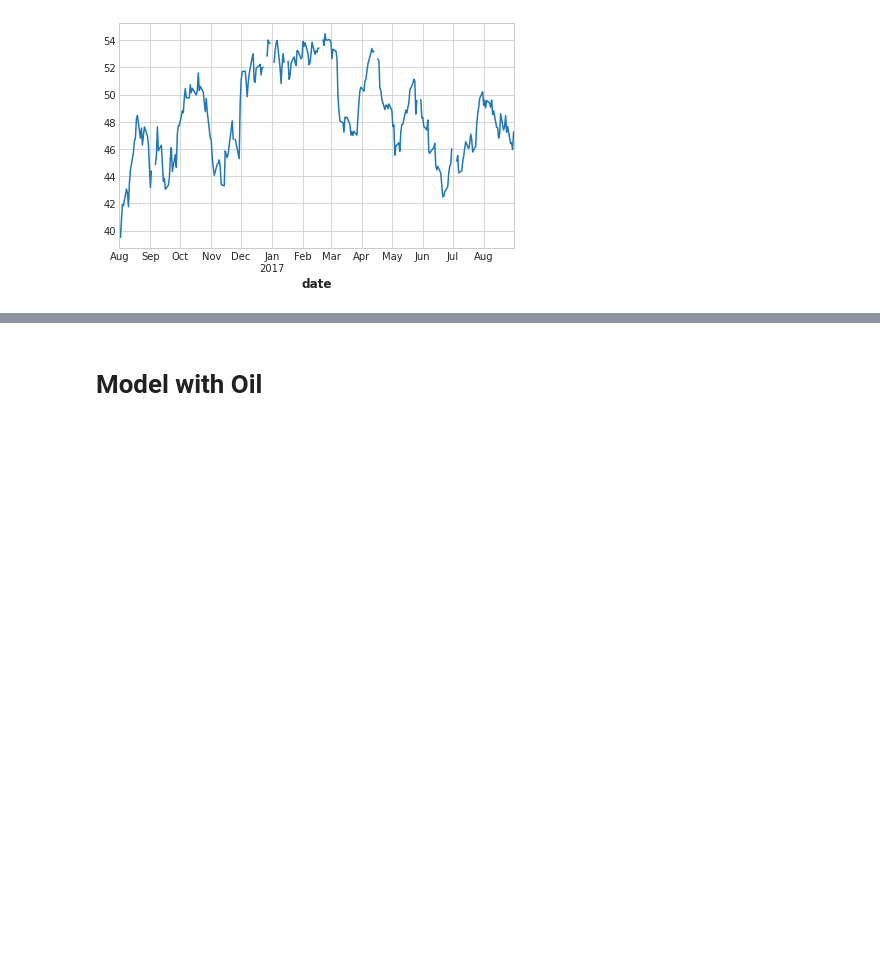
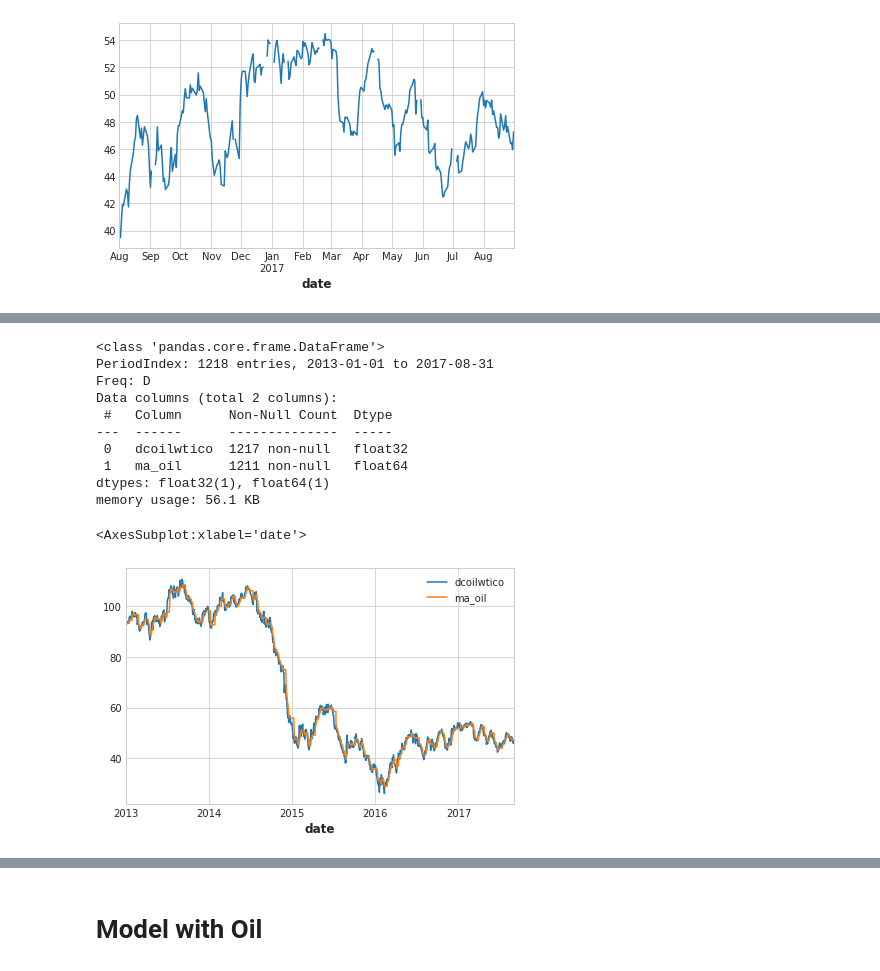
Before and after one commit to cristianBMJ/ClassificationStar, a Jupyter notebook: forecasting-store-sales.ipynb, the cells around one changed output, grey strips where cells are left out. Drawn from its saved outputs; the diff is of its cells as text; code cells hidden in the pictures; blank space fills up the shorter version.

```diff
--- a/forecasting-store-sales.ipynb
+++ b/forecasting-store-sales.ipynb
@@ -299,0 +313,20 @@ plt.show()
+# %%
+dfOil['ma_oil'] = dfOil['dcoilwtico'].rolling(7).mean() # calculating mean by oil ( there are NaNs  values)
+dfOil.fillna(method='ffill', inplace=True)
+dfOil.info()
+
+dfOil.plot()
+#dfOil.ma_oil[timeInitial:].plot()
+# %% [output]
+<class 'pandas.core.frame.DataFrame'>
+PeriodIndex: 1218 entries, 2013-01-01 to 2017-08-31
+Freq: D
+Data columns (total 2 columns):
+ #   Column      Non-Null Count  Dtype
+---  ------      --------------  -----
+ 0   dcoilwtico  1217 non-null   float32
+ 1   ma_oil      1211 non-null   float64
+dtypes: float32(1), float64(1)
+memory usage: 56.1 KB
+<AxesSubplot:xlabel='date'>
+[figure, added]
```
Also changed, not shown: parts of 7 cells of this notebook.
